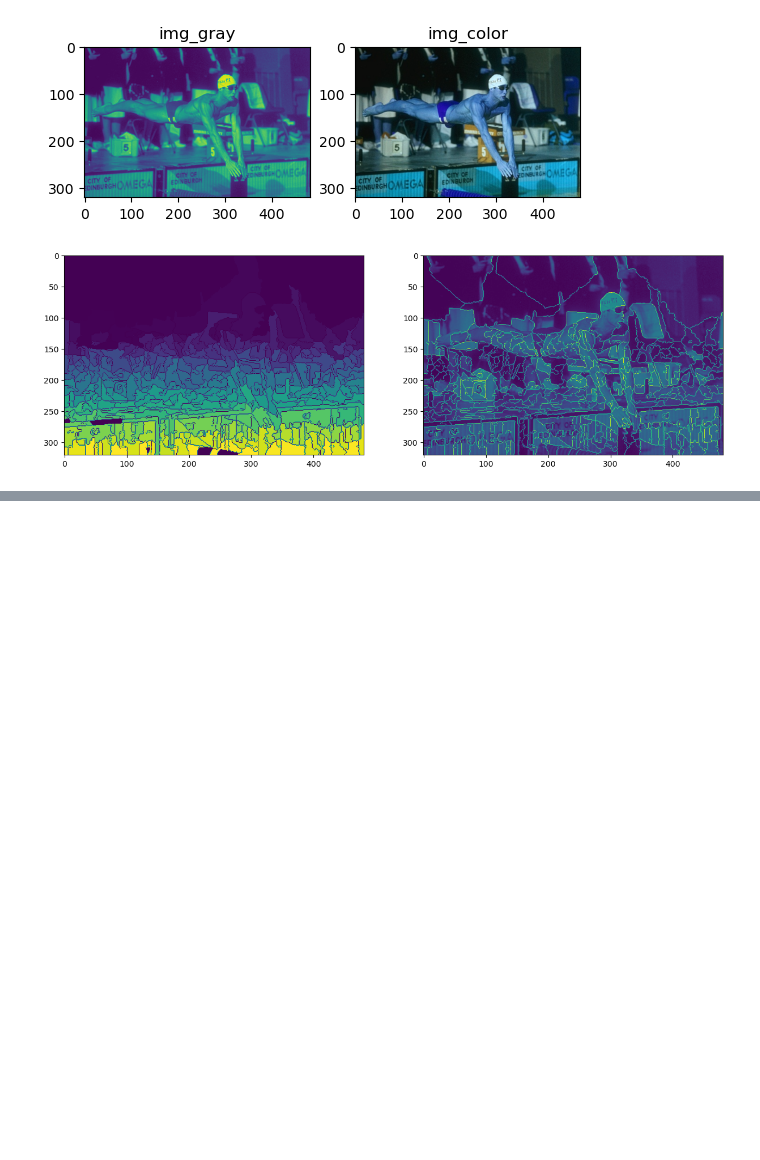
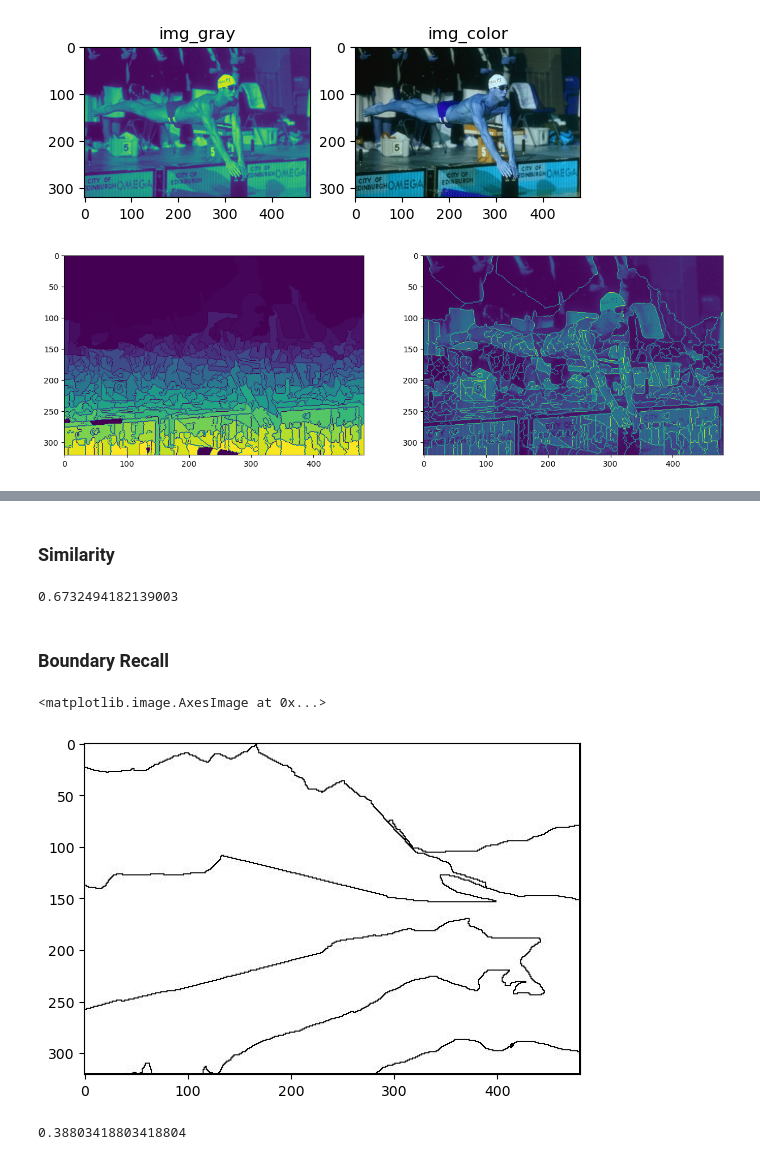
Before and after one commit to cvincent13/ProjetIMA, a Jupyter notebook: Waterpixel_Vincent_KegneGumete.ipynb, the cells around one changed output, grey strips where cells are left out. Drawn from its saved outputs; the diff is of its cells as text; code cells hidden in the pictures; blank space fills up the shorter version.

```diff
--- a/Waterpixel_Vincent_KegneGumete.ipynb
+++ b/Waterpixel_Vincent_KegneGumete.ipynb
@@ -647,0 +560,2 @@ avg_mismatch_factor(labels)
+# %% [markdown]
+### Similarity
@@ -647,0 +642,15 @@ avg_mismatch_factor(labels)
+# %%
+avg_mismatch_factor(labels)
+# %% [output]
+0.6732494182139003
+# %% [markdown]
+### Boundary Recall
+# %%
+#Voir ici pour les images de segmentation: https://www2.eecs.berkeley.edu/Research/Projects/CS/vision/bsds/BSDS300/html/dataset/images.html
+path_gt = "176035.jpg"
+ground_truth = cv2.imread(path_gt, cv2.IMREAD_GRAYSCALE)
+# %%
+plt.imshow(ground_truth, cmap='gray')
+# %% [output]
+<matplotlib.image.AxesImage at 0x...>
+[figure, added]
@@ -647,0 +698,4 @@ avg_mismatch_factor(labels)
+# %%
+boundary_recall(ground_truth, labels)
+# %% [output]
+0.38803418803418804
```
Also changed, not shown: parts of 14 cells of this notebook.
